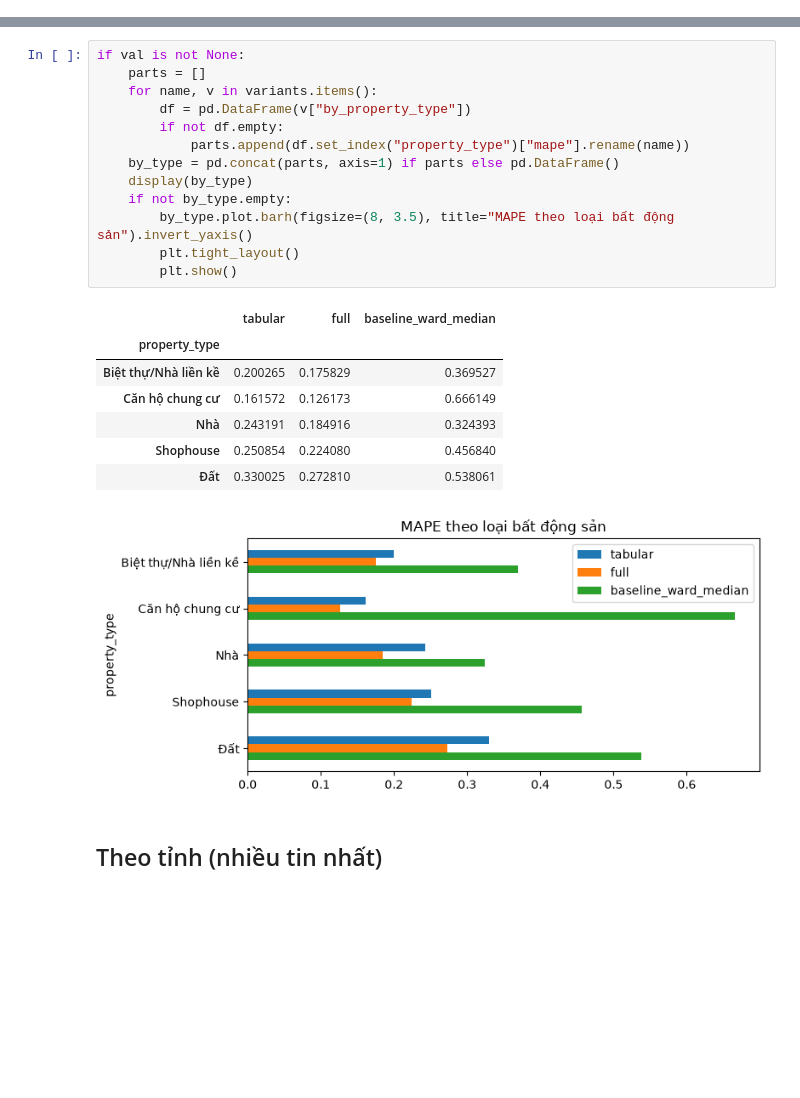
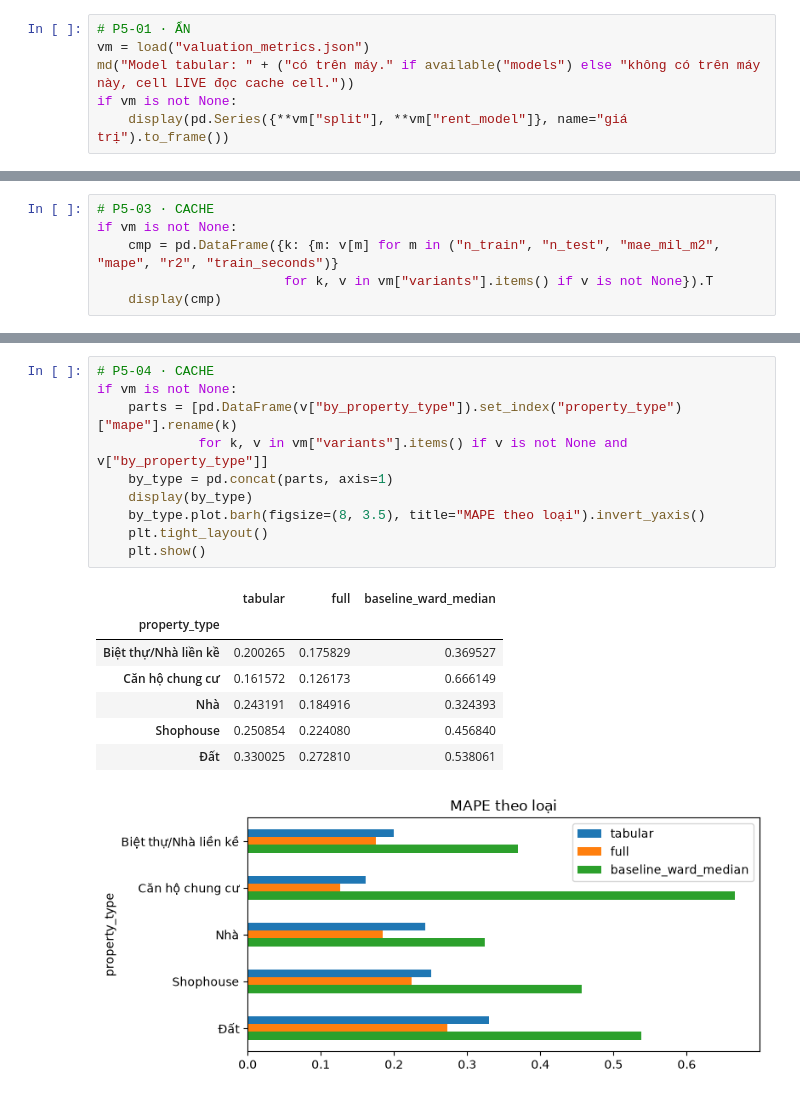
Before and after one commit to ngtukien/Vietnam-Real-Estates, a Jupyter notebook: notebooks/05_valuation.ipynb, the cells around one changed output, grey strips where cells are left out. Saved outputs shown, nothing was run; the diff lists cells and outputs as text; blank space fills up the shorter version.

```diff
--- a/notebooks/05_valuation.ipynb
+++ b/notebooks/05_valuation.ipynb
@@ -110,0 +30,6 @@ Thêm vector mô tả (`full`) đổi MAPE từ 24,0% thành 19,1% trên cùng t
+# %%
+# P5-01 · ẨN
+vm = load("valuation_metrics.json")
+md("Model tabular: " + ("có trên máy." if available("models") else "không có trên máy này, cell LIVE đọc cache cell."))
+if vm is not None:
+    display(pd.Series({**vm["split"], **vm["rent_model"]}, name="giá trị").to_frame())
@@ -110,0 +72,6 @@ Thêm vector mô tả (`full`) đổi MAPE từ 24,0% thành 19,1% trên cùng t
+# %%
+# P5-03 · CACHE
+if vm is not None:
+    cmp = pd.DataFrame({k: {m: v[m] for m in ("n_train", "n_test", "mae_mil_m2", "mape", "r2", "train_seconds")}
+                        for k, v in vm["variants"].items() if v is not None}).T
+    display(cmp)
@@ -111,24 +89,19 @@ Thêm vector mô tả (`full`) đổi MAPE từ 24,0% thành 19,1% trên cùng t
 # %%
-if val is not None:
-    parts = []
-    for name, v in variants.items():
-        df = pd.DataFrame(v["by_property_type"])
-        if not df.empty:
-            parts.append(df.set_index("property_type")["mape"].rename(name))
-    by_type = pd.concat(parts, axis=1) if parts else pd.DataFrame()
+# P5-04 · CACHE
+if vm is not None:
+    parts = [pd.DataFrame(v["by_property_type"]).set_index("property_type")["mape"].rename(k)
+             for k, v in vm["variants"].items() if v is not None and v["by_property_type"]]
+    by_type = pd.concat(parts, axis=1)
     display(by_type)
-    if not by_type.empty:
-        by_type.plot.barh(figsize=(8, 3.5), title="MAPE theo loại bất động sản").invert_yaxis()
-        plt.tight_layout()
-        plt.show()
+    by_type.plot.barh(figsize=(8, 3.5), title="MAPE theo loại").invert_yaxis()
+    plt.tight_layout()
+    plt.show()
 # %% [output]
 |  | tabular | full | baseline_ward_median |
 | property_type |  |  |  |
 | Biệt thự/Nhà liền kề | 0.200265 | 0.175829 | 0.369527 |
 | Căn hộ chung cư | 0.161572 | 0.126173 | 0.666149 |
 | Nhà | 0.243191 | 0.184916 | 0.324393 |
 | Shophouse | 0.250854 | 0.224080 | 0.456840 |
 | Đất | 0.330025 | 0.272810 | 0.538061 |
-[figure, old version]
+[figure, new version]
-# %% [markdown]
-## Theo tỉnh (nhiều tin nhất)
```
Also changed, not shown: parts of 24 cells of this notebook, 1 other file.
